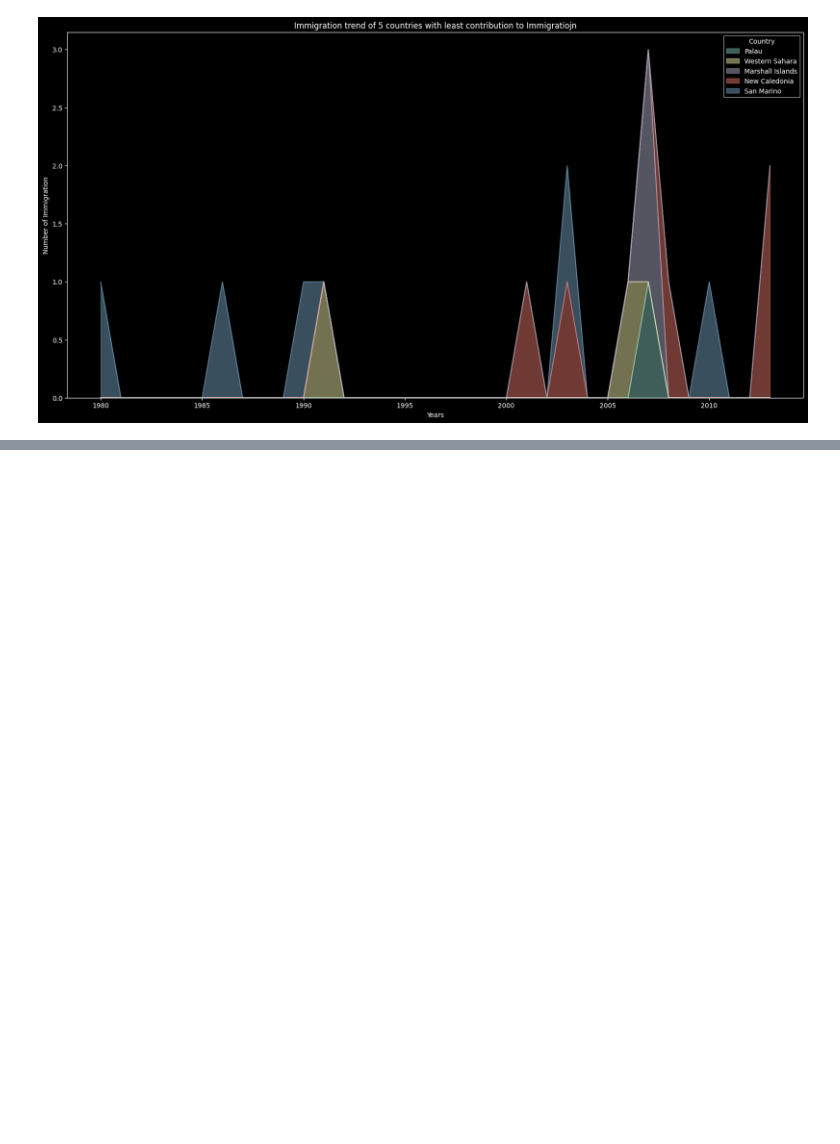
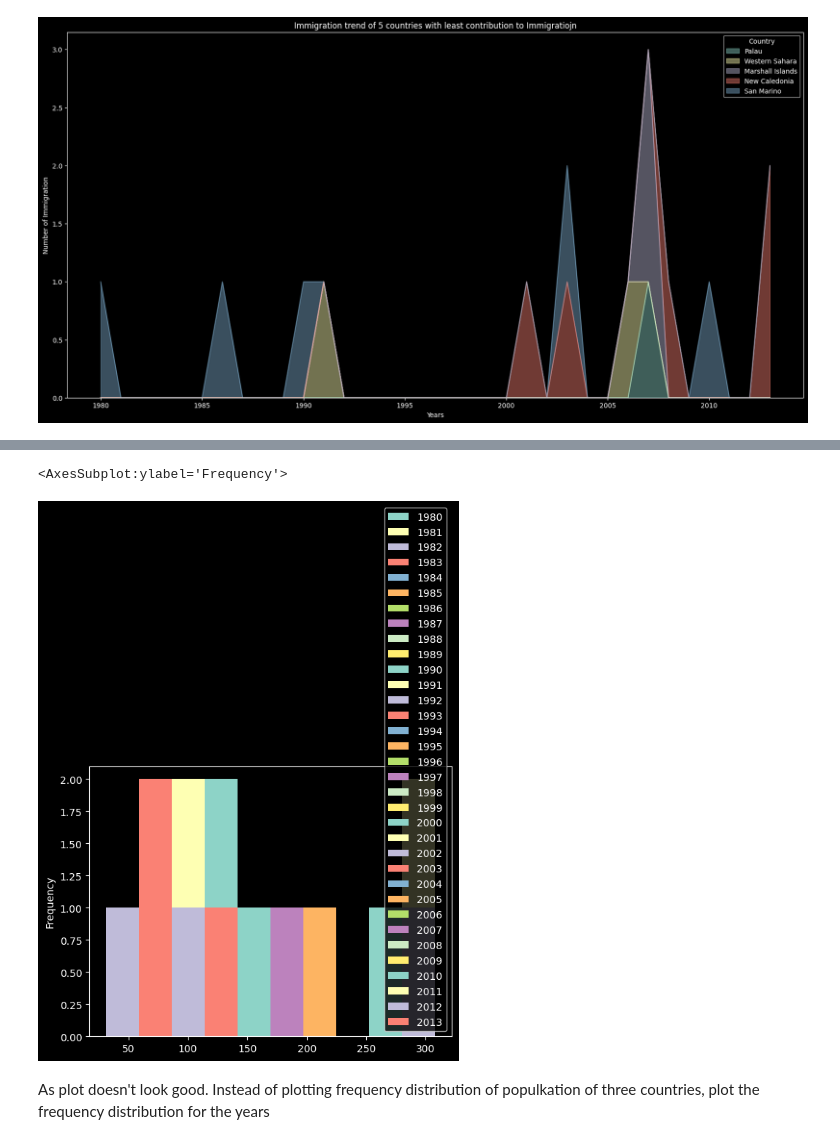
Before and after one commit to Mohwit/Data-Visualization, a Jupyter notebook: AreaPlot_Histogram_BarChart.ipynb, the cells around one changed output, grey strips where cells are left out. Cells and saved outputs as stored; diff of their text form; code cells hidden in the pictures; blank space fills up the shorter version.

```diff
--- a/AreaPlot_Histogram_BarChart.ipynb
+++ b/AreaPlot_Histogram_BarChart.ipynb
@@ -295,0 +353,4 @@ plt.show()
+# %%
+#getting data set for Demark, Norway and Sweden
+df_DNS = df.loc[['Denmark', 'Norway', 'Sweden'], years]
+df_DNS
@@ -295,0 +364,9 @@ plt.show()
+# %%
+#generating histogram
+df_DNS.plot.hist()
+# %% [output]
+<AxesSubplot:ylabel='Frequency'>
+[figure, added]
+# %% [markdown]
+As plot doesn't look good. </br>
+Instead of plotting frequency distribution of populkation of three countries, plot the frequency distribution for the years
```
Also changed, not shown: parts of 12 cells of this notebook.
